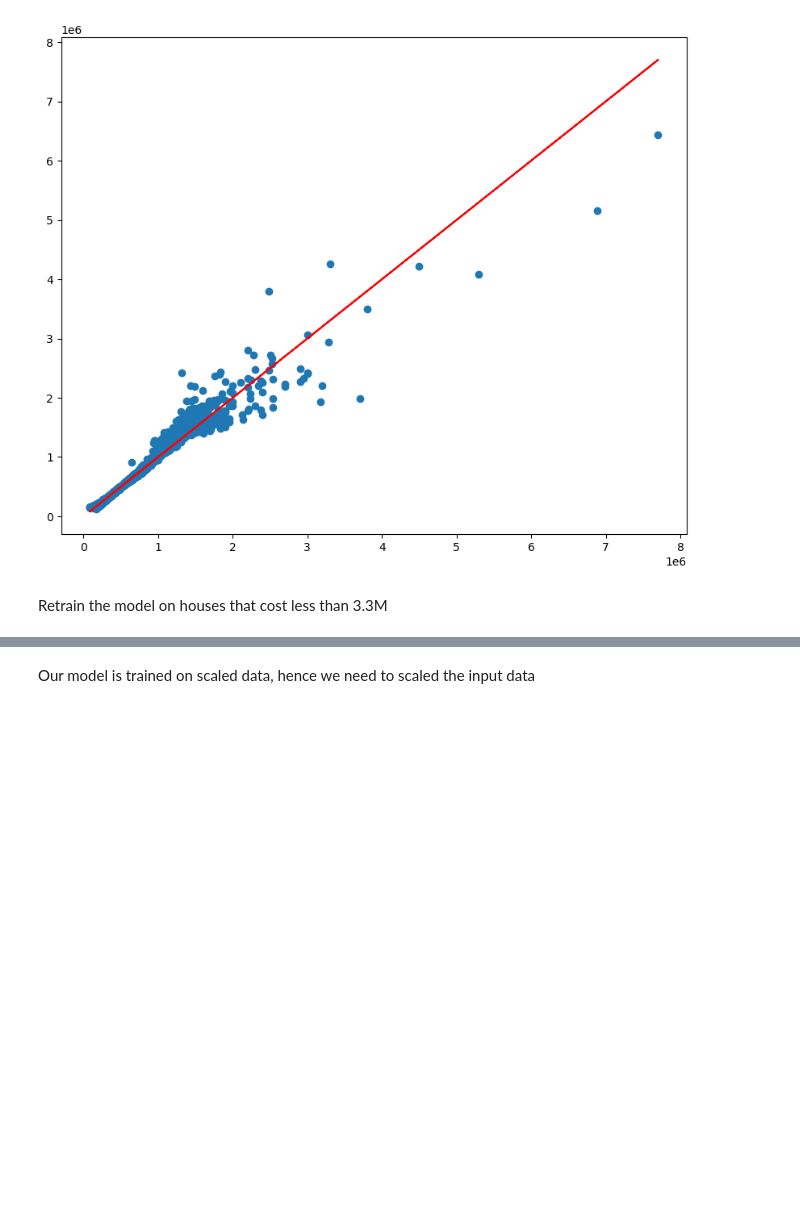
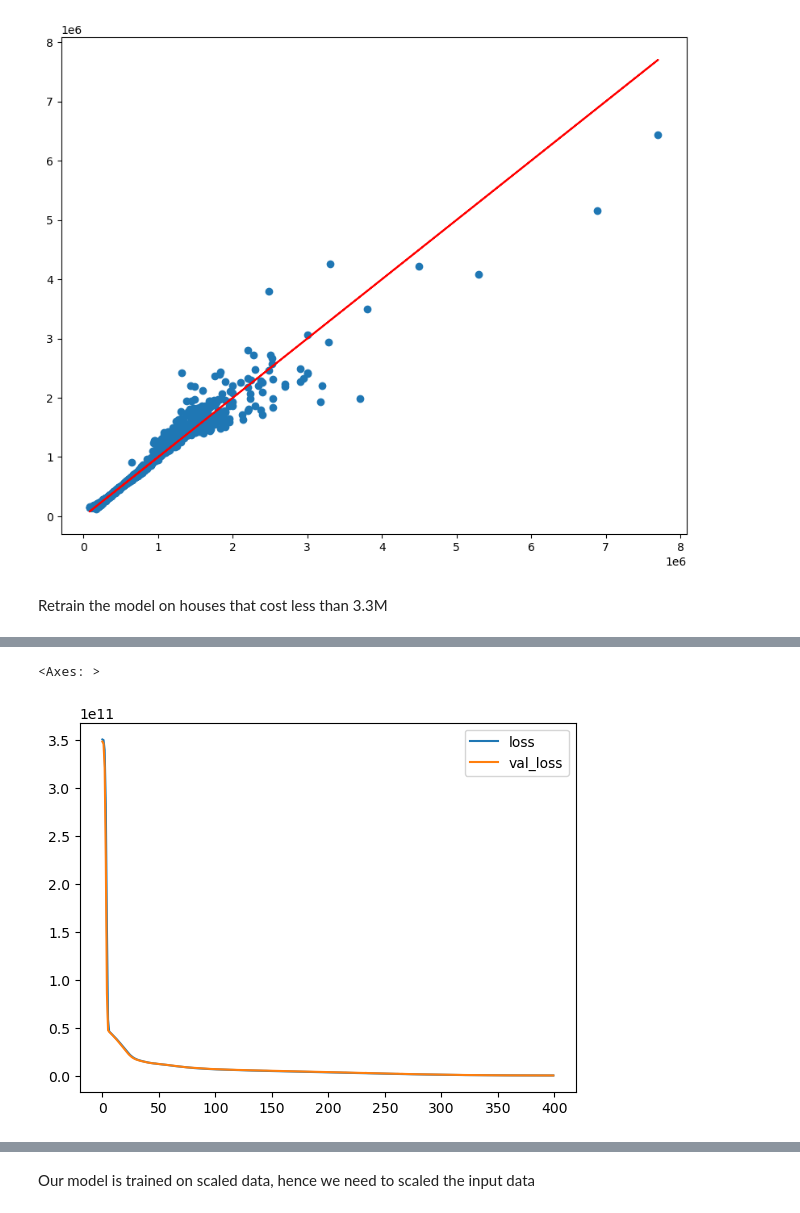
Before and after one commit to exaporriton/Portfolio, a Jupyter notebook: Deep Learning/Keras_Regression/Keras_Regression.ipynb, the cells around one changed output, grey strips where cells are left out. Cells and saved outputs as stored; diff of their text form; code cells hidden in the pictures; blank space fills up the shorter version.

```diff
--- a/Deep Learning/Keras_Regression/Keras_Regression.ipynb
+++ b/Deep Learning/Keras_Regression/Keras_Regression.ipynb
@@ -452,0 +525,4 @@ Retrain the model on houses that cost less than 3.3M
+# %%
+# Notice to prevent data leakage from the test set, we only fit our scaler to the training set
+# We first fit the data and then we actually transform it
+scaler.fit(X_train)
@@ -452,0 +531,3 @@ Retrain the model on houses that cost less than 3.3M
+# %%
+X_train = scaler.transform(X_train)
+X_test = scaler.transform(X_test)
@@ -452,0 +544,13 @@ Retrain the model on houses that cost less than 3.3M
+# %%
+model = Sequential()
+
+model.add(Dense(20, activation='relu'))
+model.add(Dense(20, activation='relu'))
+model.add(Dense(20, activation='relu'))
+model.add(Dense(20, activation='relu'))
+
+# Final output node for prediction -> We need to have a single output since we want to predict the price, for this reason Dense(1)
+model.add(Dense(1))
+
+# We choose "adam" as optimizer as seems like perfom the best according to documentation
+model.compile(optimizer = 'adam', loss = 'mse')
@@ -452,0 +560,4 @@ Retrain the model on houses that cost less than 3.3M
+# %%
+# we are training our model on X_train and y_train but also we are validating the fit based on test data
+# batc_size needs to be in power of two. The smaller the batch_size the longer the training will take, but the less the training will overfit the data
+model.fit(x=X_train, y=y_train,validation_data = (X_test,y_test), batch_size = 128, epochs = 400)
@@ -452,0 +601,7 @@ Retrain the model on houses that cost less than 3.3M
+# %%
+# IF we would see the orange line increasing after some point, then this would be an indication of overfitting and would lead to a higer loss on the test data
+loss_df_99 = pd.DataFrame(model.history.history)
+loss_df_99.plot()
+# %% [output]
+<Axes: >
+[figure, added]
```
Also changed, not shown: parts of 51 cells of this notebook, 2 other files.
